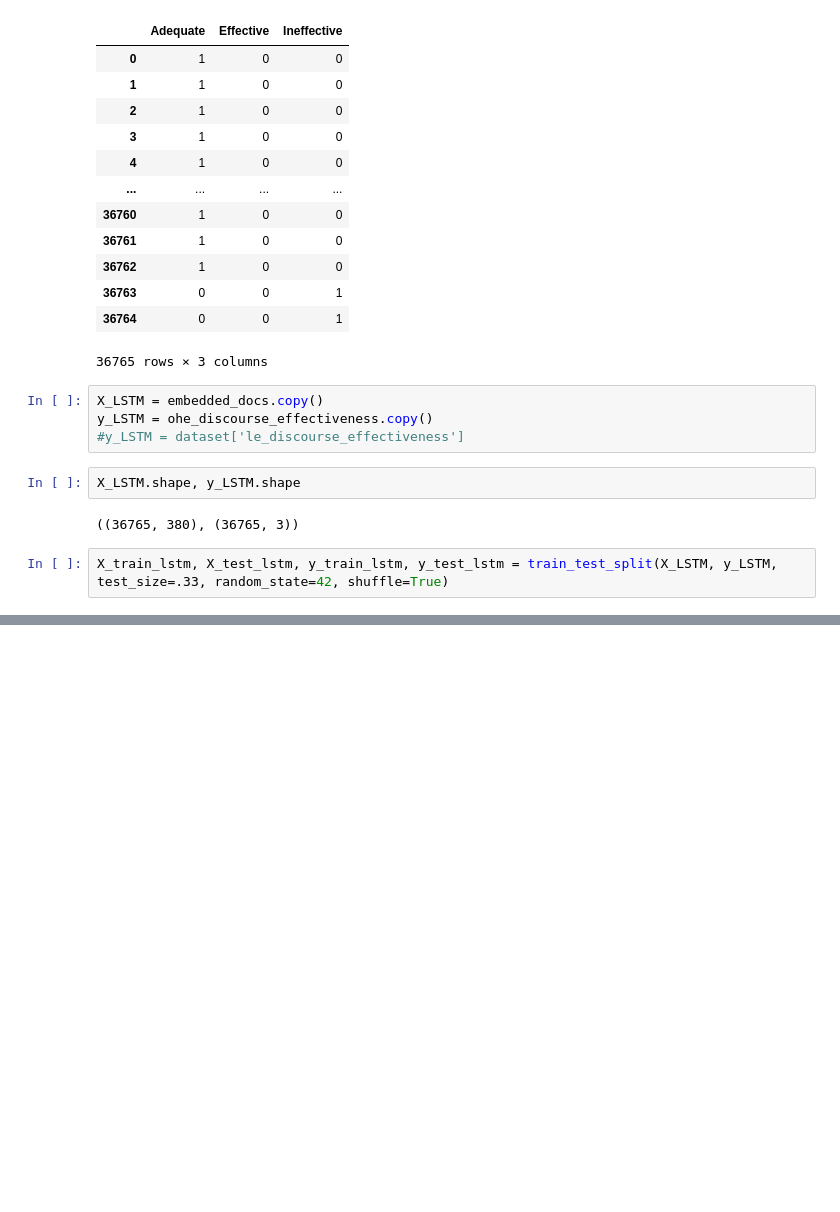
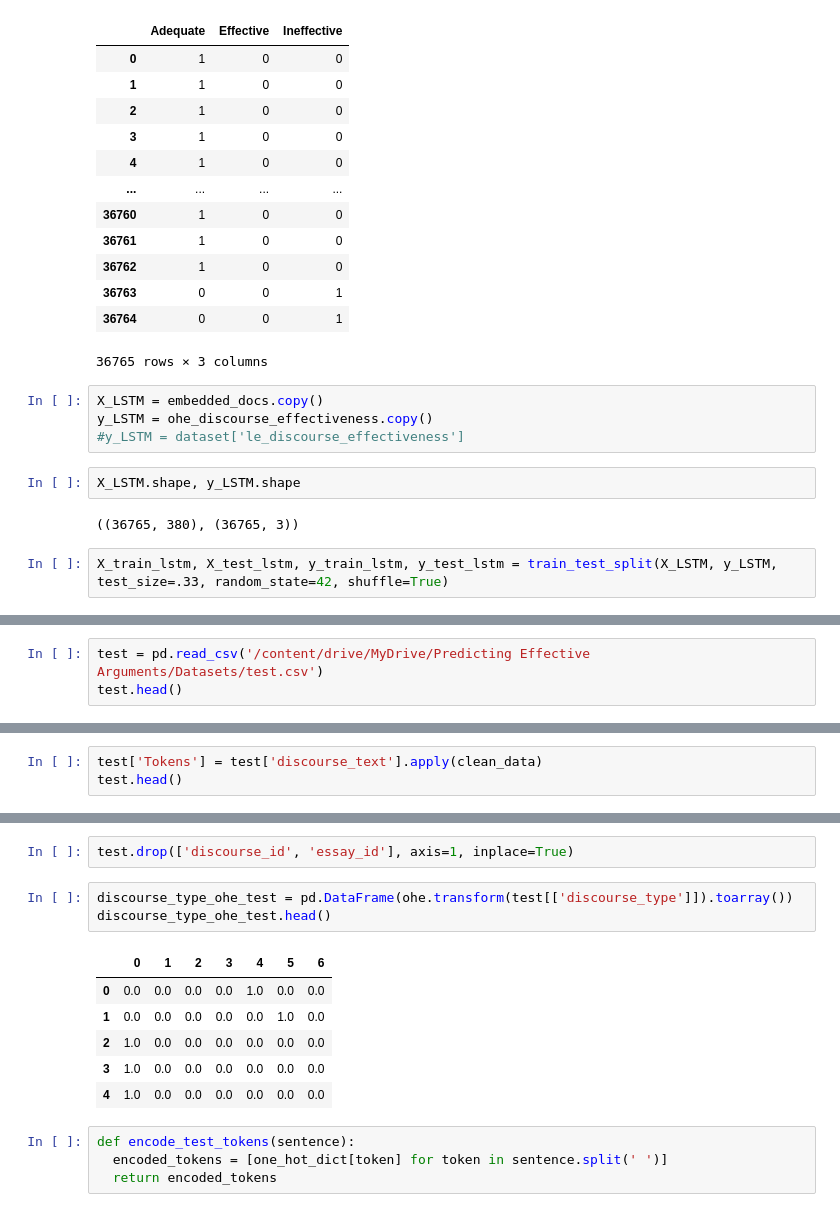
Before and after one commit to PriyeshDave/Kaggle-Competitions, a Jupyter notebook: Predicting Effective Arguments/Code/Modeling.ipynb, the cells around one changed output, grey strips where cells are left out. Drawn from its saved outputs; the diff is of its cells as text; blank space fills up the shorter version.

```diff
--- a/Predicting Effective Arguments/Code/Modeling.ipynb
+++ b/Predicting Effective Arguments/Code/Modeling.ipynb
@@ -254,0 +305,3 @@ Epoch 2/100
+# %%
+test = pd.read_csv('/content/drive/MyDrive/Predicting Effective Arguments/Datasets/test.csv')
+test.head()
@@ -254,0 +315,3 @@ Epoch 2/100
+# %%
+test['Tokens'] = test['discourse_text'].apply(clean_data)
+test.head()
@@ -254,0 +325,16 @@ Epoch 2/100
+# %%
+test.drop(['discourse_id', 'essay_id'], axis=1, inplace=True)
+# %%
+discourse_type_ohe_test = pd.DataFrame(ohe.transform(test[['discourse_type']]).toarray())
+discourse_type_ohe_test.head()
+# %% [output]
+|  | 0 | 1 | 2 | 3 | 4 | 5 | 6 |
+| 0 | 0.0 | 0.0 | 0.0 | 0.0 | 1.0 | 0.0 | 0.0 |
+| 1 | 0.0 | 0.0 | 0.0 | 0.0 | 0.0 | 1.0 | 0.0 |
+| 2 | 1.0 | 0.0 | 0.0 | 0.0 | 0.0 | 0.0 | 0.0 |
+| 3 | 1.0 | 0.0 | 0.0 | 0.0 | 0.0 | 0.0 | 0.0 |
+| 4 | 1.0 | 0.0 | 0.0 | 0.0 | 0.0 | 0.0 | 0.0 |
+# %%
+def encode_test_tokens(sentence):
+  encoded_tokens = [one_hot_dict[token] for token in sentence.split(' ')]
+  return encoded_tokens
```
Also changed, not shown: parts of 16 cells of this notebook.
